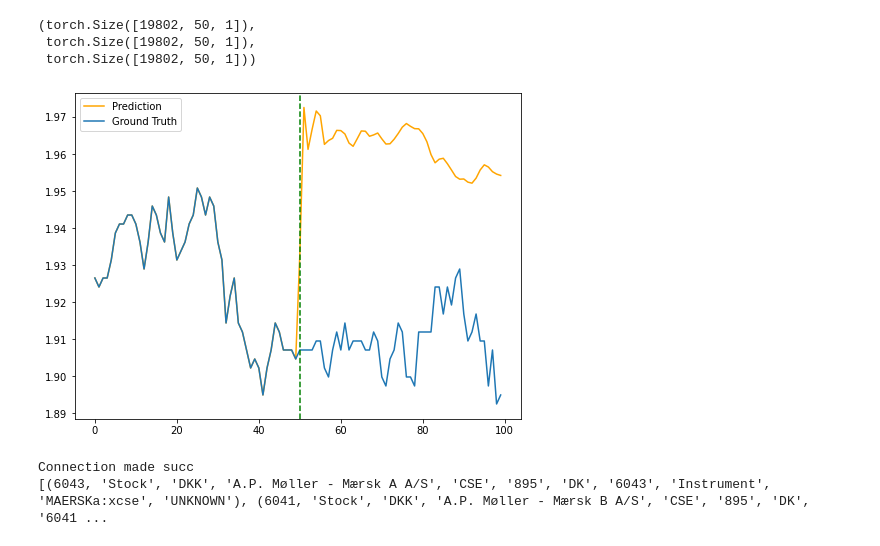
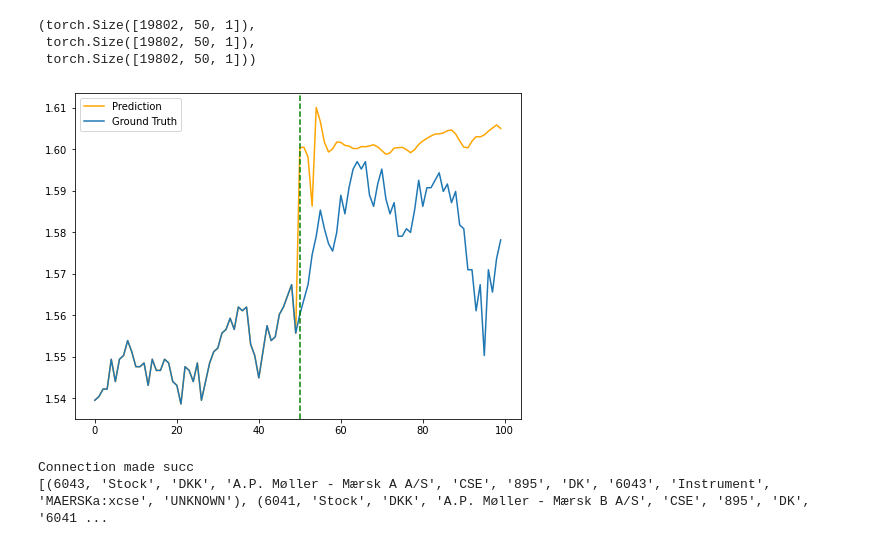
Before and after one commit to Biksbois/BiksStonks, a Jupyter notebook: Forcasting_Models/LSTM/Seq2Seq(Attention).ipynb, the cells around one changed output. Cells and saved outputs as stored; diff of their text form; code cells hidden in the pictures.

```diff
--- a/Forcasting_Models/LSTM/Seq2Seq(Attention).ipynb
+++ b/Forcasting_Models/LSTM/Seq2Seq(Attention).ipynb
@@ -336,25 +364,25 @@ input_batch.shape, output_batch.shape, target_batch.shape
  torch.Size([19802, 50, 1]),
  torch.Size([19802, 50, 1]))
 # %%
-idx = 550
+idx = 15
 
 # plot graph
 y_ground = np.concatenate((input_batch[idx].reshape(-1), target_batch[idx].reshape(-1)), 0)
 model.eval()
 hidden = torch.zeros(num_layers, 1, n_hidden)
 y_pred = model(input_batch[idx].unsqueeze(0), hidden, input_batch[idx].unsqueeze(0))[0].detach().numpy().reshape(-1)
 y_pred = np.concatenate((input_batch[idx].reshape(-1), y_pred), 0)
 
 # plot graph
 fig, ax = plt.subplots(1, 1, figsize=(8, 6))
 ax.plot(y_pred, label='Prediction', c="orange")
 ax.plot(y_ground, label='Ground Truth')
 # plt add v line at 50
 ax.axvline(50, color='green', linestyle='--')
 ax.legend()
 plt.show()
 # %% [output]
-[figure, old version]
+[figure, new version]
 # %%
 closingData = GetSingleStockDF()[1][:1000].values
 # re scale data
```
Also changed, not shown: parts of 2 cells of this notebook.
